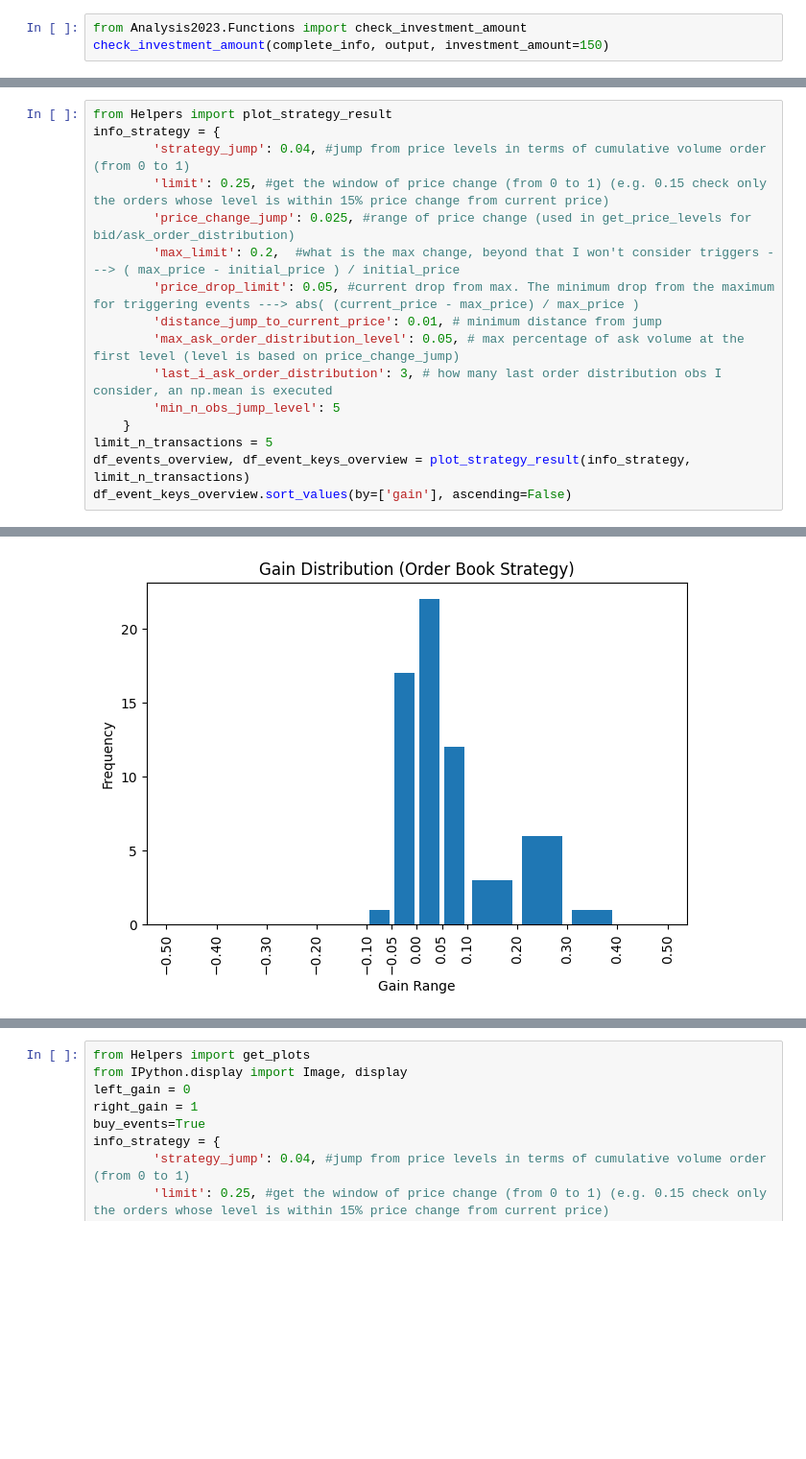
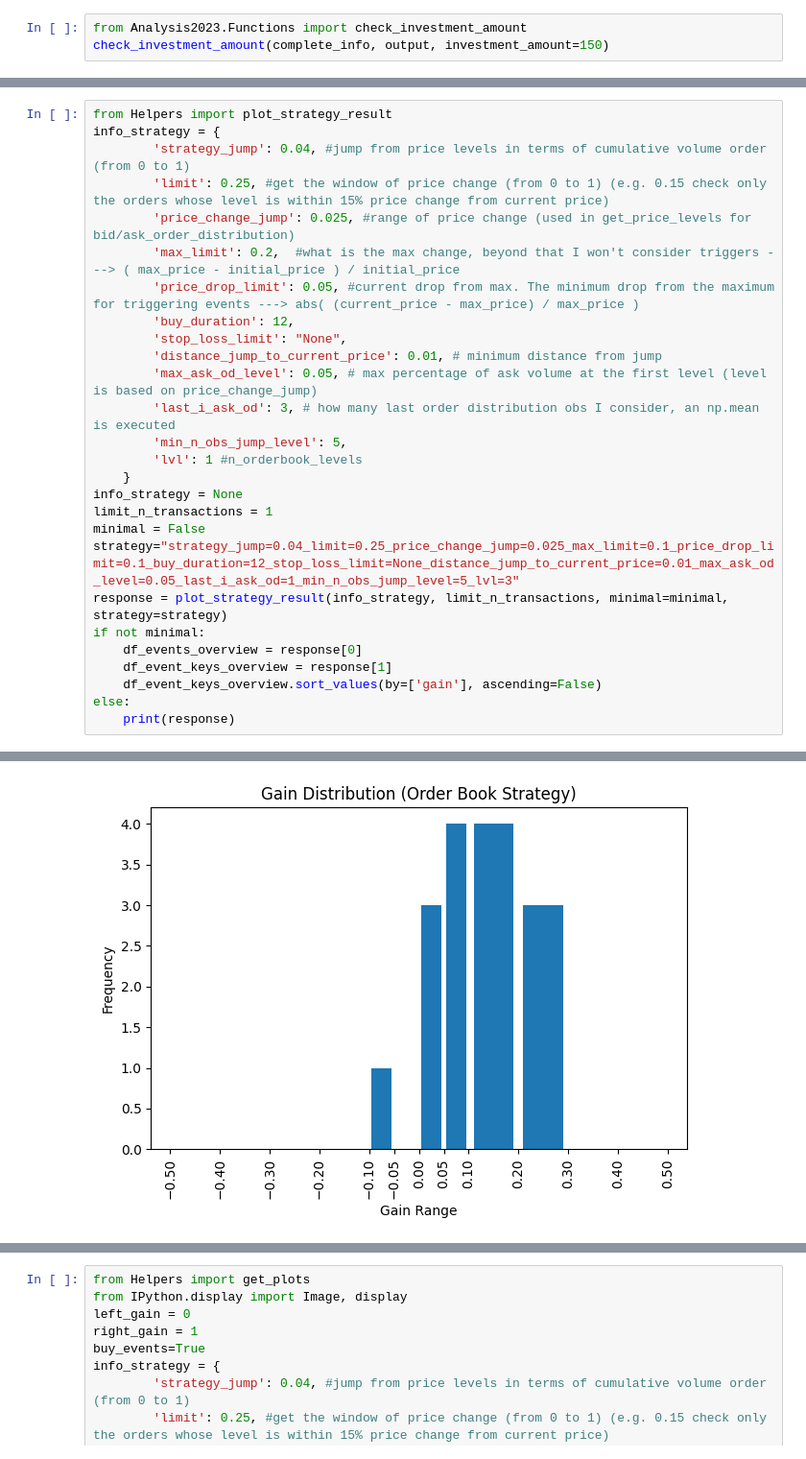
Before and after one commit to albertoRainieri/Crypto_Trading_System, a Jupyter notebook: analysis/Analysis2024/Analysis_official.ipynb, the cells around one changed output, grey strips where cells are left out. Shown: that part at 96% size. Saved outputs shown, nothing was run; the diff lists cells and outputs as text; blank space fills up the shorter version.

```diff
--- a/analysis/Analysis2024/Analysis_official.ipynb
+++ b/analysis/Analysis2024/Analysis_official.ipynb
@@ -231,12 +151,23 @@ info_strategy = {
         'price_change_jump': 0.025, #range of price change (used in get_price_levels for bid/ask_order_distribution)
         'max_limit': 0.2,  #what is the max change, beyond that I won't consider triggers ---> ( max_price - initial_price ) / initial_price
         'price_drop_limit': 0.05, #current drop from max. The minimum drop from the maximum for triggering events ---> abs( (current_price - max_price) / max_price )
+        'buy_duration': 12,
+        'stop_loss_limit': "None",
         'distance_jump_to_current_price': 0.01, # minimum distance from jump
-        'max_ask_order_distribution_level': 0.05, # max percentage of ask volume at the first level (level is based on price_change_jump)
-        'last_i_ask_order_distribution': 3, # how many last order distribution obs I consider, an np.mean is executed
-        'min_n_obs_jump_level': 5
+        'max_ask_od_level': 0.05, # max percentage of ask volume at the first level (level is based on price_change_jump)
+        'last_i_ask_od': 3, # how many last order distribution obs I consider, an np.mean is executed
+        'min_n_obs_jump_level': 5,
+        'lvl': 1 #n_orderbook_levels
     }
-limit_n_transactions = 5
-df_events_overview, df_event_keys_overview = plot_strategy_result(info_strategy, limit_n_transactions)
-df_event_keys_overview.sort_values(by=['gain'], ascending=False)
+info_strategy = None
+limit_n_transactions = 1
+minimal = False
+strategy="strategy_jump=0.04_limit=0.25_price_change_jump=0.025_max_limit=0.1_price_drop_limit=0.1_buy_duration=12_stop_loss_limit=None_distance_jump_to_current_price=0.01_max_ask_od_level=0.05_last_i_ask_od=1_min_n_obs_jump_level=5_lvl=3"
+response = plot_strategy_result(info_strategy, limit_n_transactions, minimal=minimal, strategy=strategy)
+if not minimal:
+    df_events_overview = response[0]
+    df_event_keys_overview = response[1]
+    df_event_keys_overview.sort_values(by=['gain'], ascending=False)
+else:
+    print(response)
 # %% [output]
@@ -258 +188 @@ Data Download from 2025-04-03T00:00:00 + 7days
-[figure, old version]
+[figure, new version]
```
Also changed, not shown: parts of 9 cells of this notebook, 3 other files.
